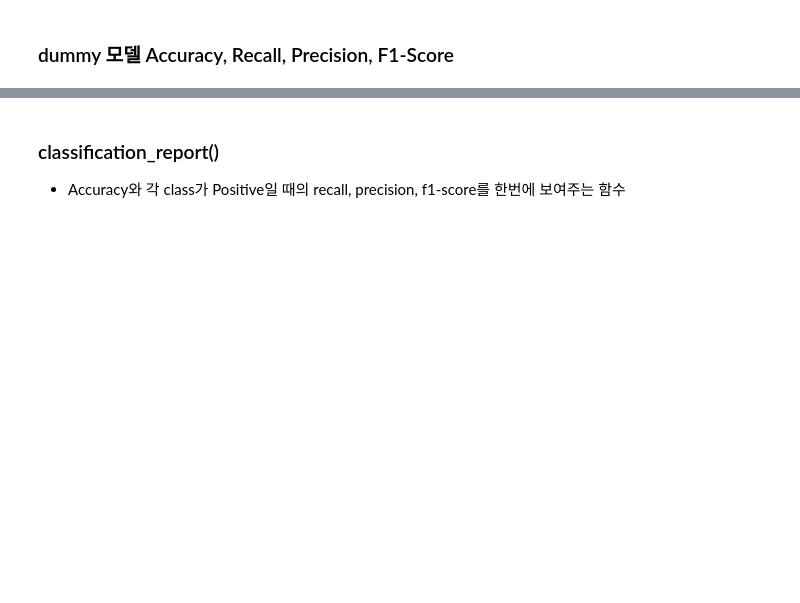
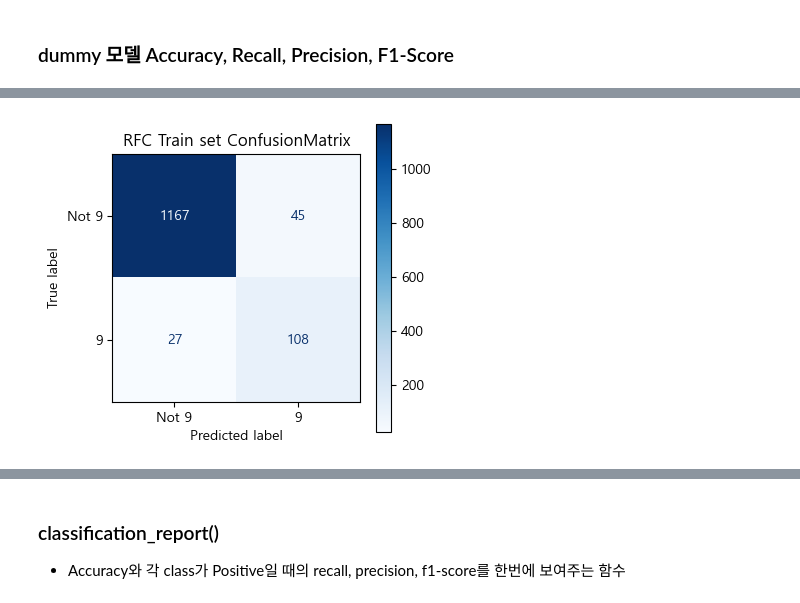
Before and after one commit to aaingyunii/Bootcamp_ML, a Jupyter notebook: 05_평가지표_.ipynb, the cells around one changed output, grey strips where cells are left out. Saved outputs shown, nothing was run; the diff lists cells and outputs as text; code cells hidden in the pictures; blank space fills up the shorter version.

```diff
--- a/05_평가지표_.ipynb
+++ b/05_평가지표_.ipynb
@@ -367,0 +560,13 @@ f1_score(y_train, pred_train), f1_score(y_test, pred_test)
+# %%
+# RFC Train set혼동 행렬 시각화
+plt.figure(figsize=(4,4)) # figure 크기 지정
+ax = plt.gca() # 그래프를 그릴 axes(subplot)을 조회
+
+disp_train_rfc = ConfusionMatrixDisplay(result_cm_rfc1, # Confusion matrix train set 계산 값
+                              display_labels=["Not 9", "9"])
+
+disp.plot(cmap="Blues", ax=ax) # 그래프 그리기
+plt.title("RFC Train set ConfusionMatrix")
+plt.show()
+# %% [output]
+[figure, added]
```
Also changed, not shown: parts of 57 cells of this notebook.
